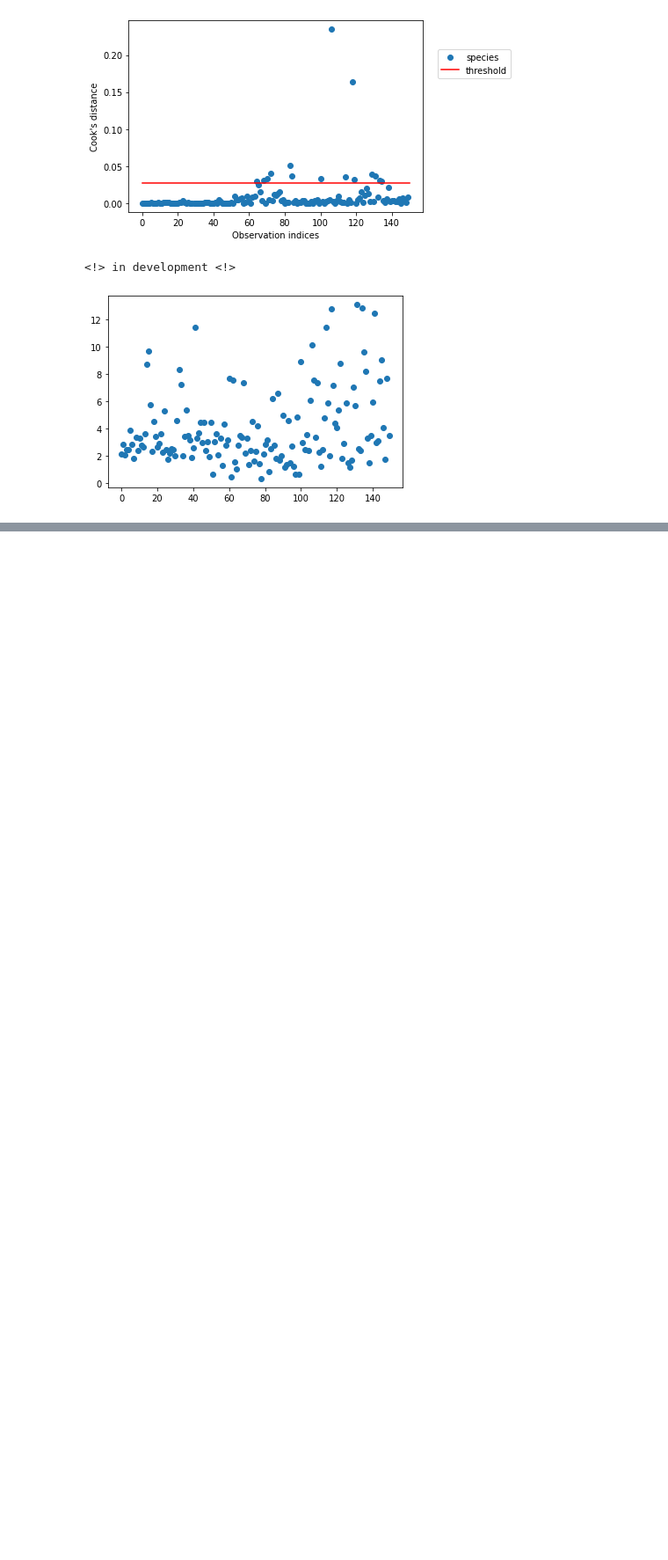
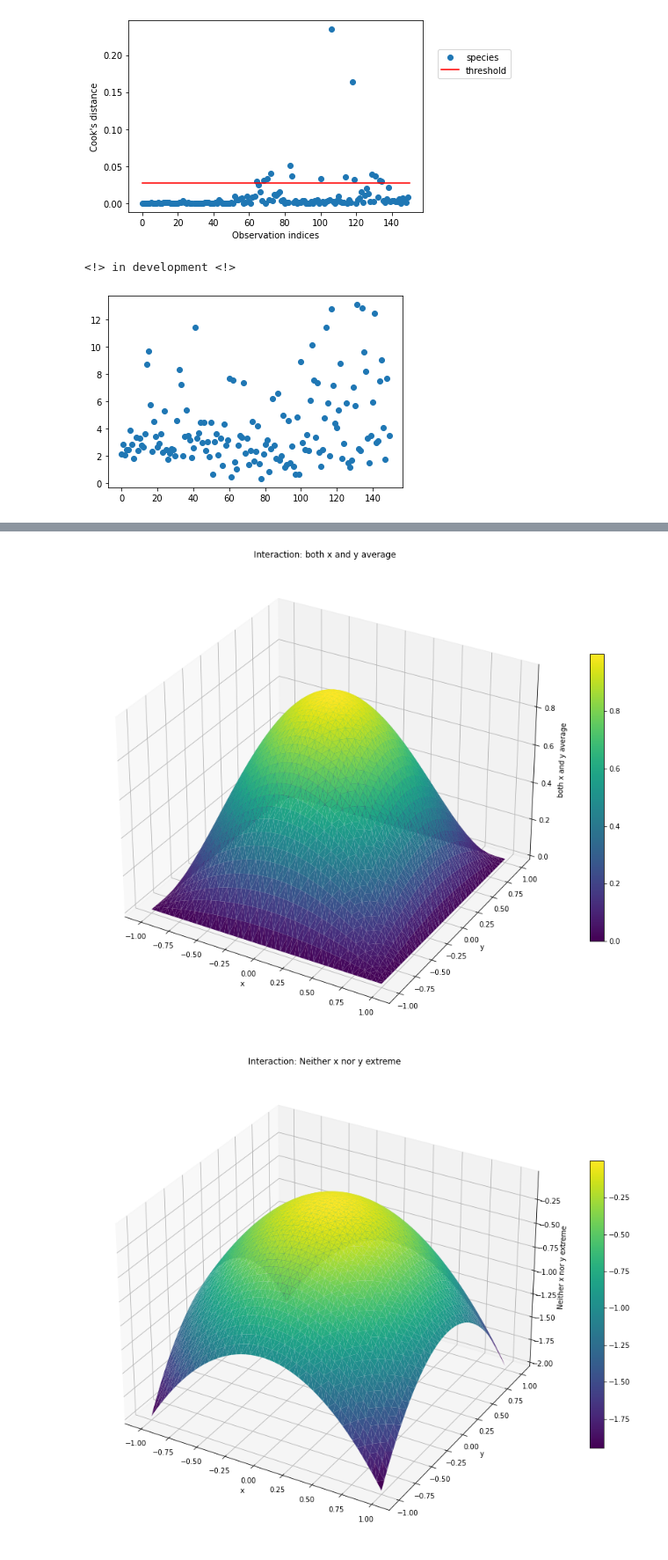
Before and after one commit to Pyonysos/lestpy, a Jupyter notebook: IRIS.ipynb, the cells around one changed output, grey strips where cells are left out. Shown at 88% size. Saved outputs shown, nothing was run; the diff lists cells and outputs as text; code cells hidden in the pictures; blank space fills up the shorter version.

```diff
--- a/IRIS.ipynb
+++ b/IRIS.ipynb
@@ -245,0 +249,6 @@ The name is: Fruitas
+# %%
+inter = lp.both_X_Y_average(0,0,0,0,0,0).display_interaction()
+inter2 = lp.Neither_X_nor_Y_extreme(0,0,0,0,0,0).display_interaction()
+# %% [output]
+[figure, added]
+[figure, added]
```
Also changed, not shown: parts of 15 cells of this notebook, 2 other files.
